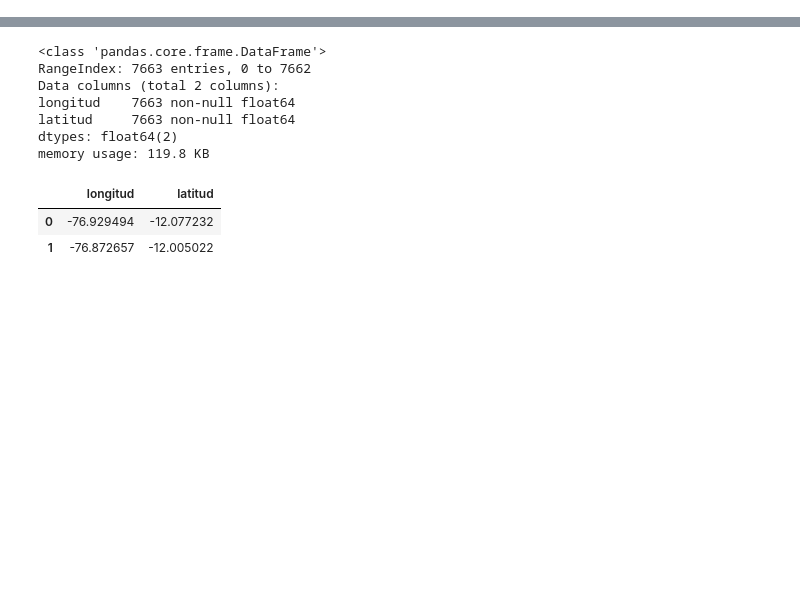
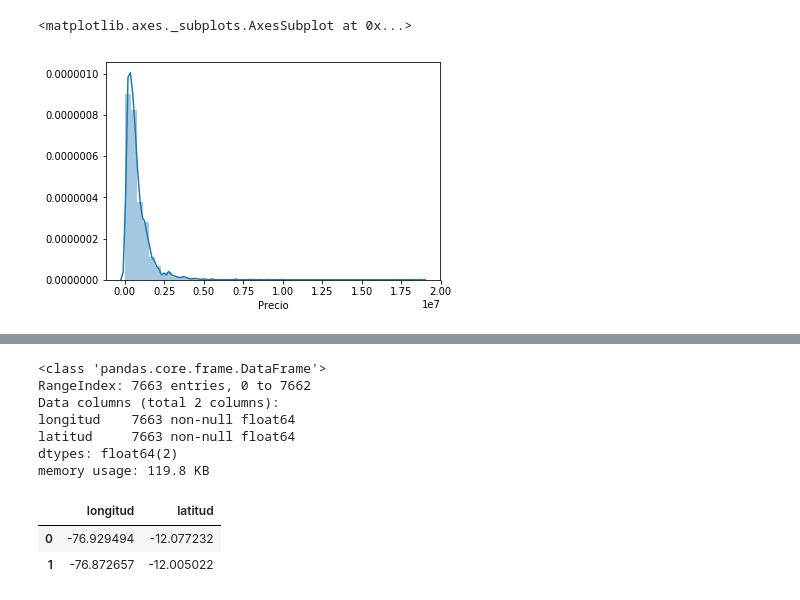
Before and after one commit to PBenavides/Automated-Valuation-Model-Lima, a Jupyter notebook: Analisis_casas_pt_03.ipynb, the cells around one changed output, grey strips where cells are left out. Saved outputs shown, nothing was run; the diff lists cells and outputs as text; code cells hidden in the pictures; blank space fills up the shorter version.

```diff
--- a/Analisis_casas_pt_03.ipynb
+++ b/Analisis_casas_pt_03.ipynb
@@ -16,0 +31,5 @@ df = pd.read_csv('data_para_preprocessing.csv')
+# %%
+sns.distplot(df['Precio'])
+# %% [output]
+<matplotlib.axes._subplots.AxesSubplot at 0x...>
+[figure, added]
```
Also changed, not shown: parts of 5 cells of this notebook.
